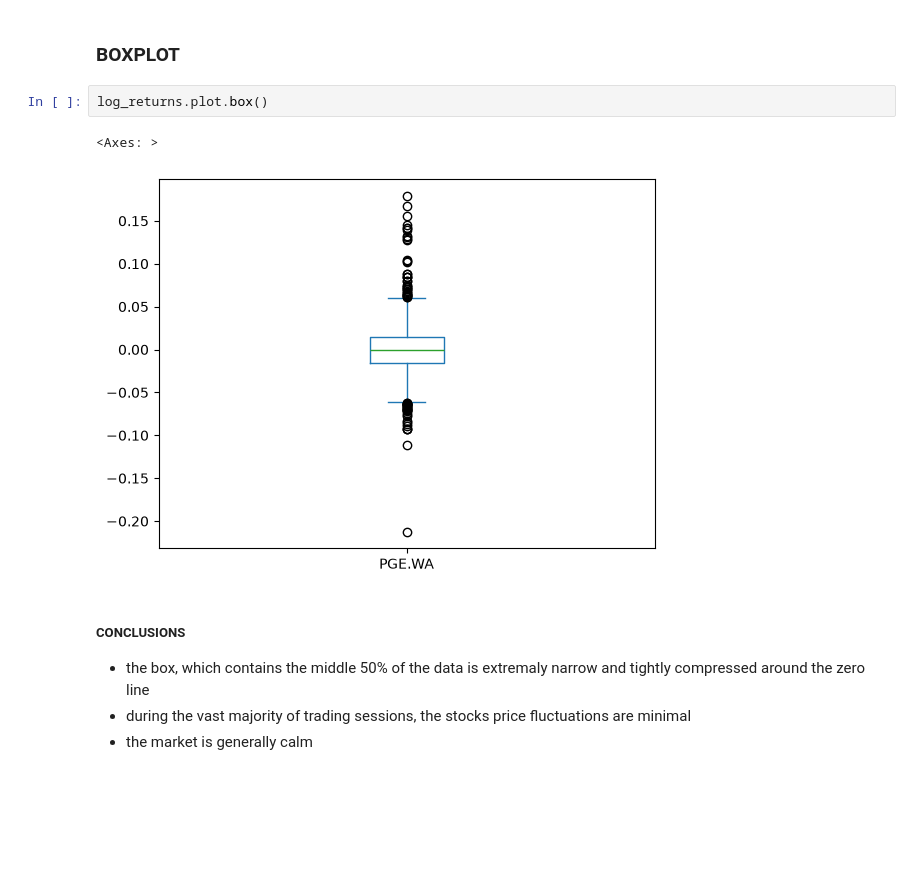
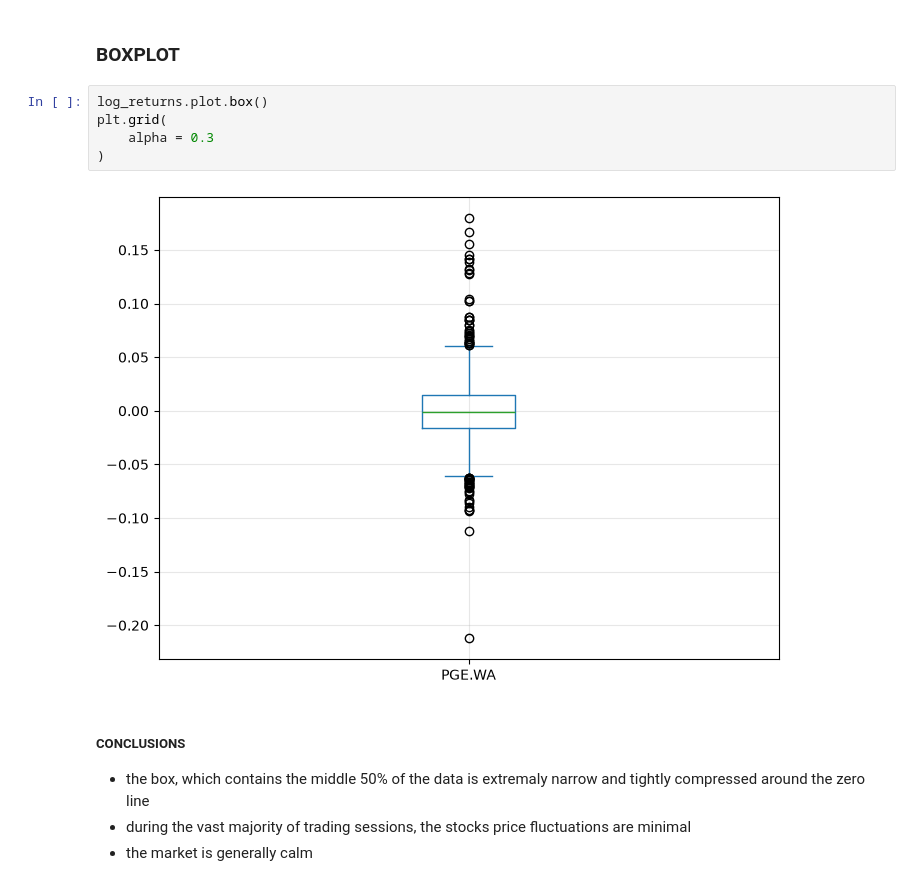
Before and after one commit to studzinskimilosz/mathematical-and-statistical-analysis, a Jupyter notebook: notebook/notebook.ipynb, the cells around one changed output. Cells and saved outputs as stored; diff of their text form; blank space fills up the shorter version.

```diff
--- a/notebook/notebook.ipynb
+++ b/notebook/notebook.ipynb
@@ -109,9 +109,11 @@ print(std, iqr, mad, s2, s)
 ### BOXPLOT
 # %%
 log_returns.plot.box()
+plt.grid(
+    alpha = 0.3
+)
 # %% [output]
-<Axes: >
-[figure, old version]
+[figure, new version]
 # %% [markdown]
 ##### CONCLUSIONS
 - the box, which contains the middle 50% of the data is extremaly narrow and tightly compressed around the zero line
```
Also changed, not shown: parts of 6 cells of this notebook.
